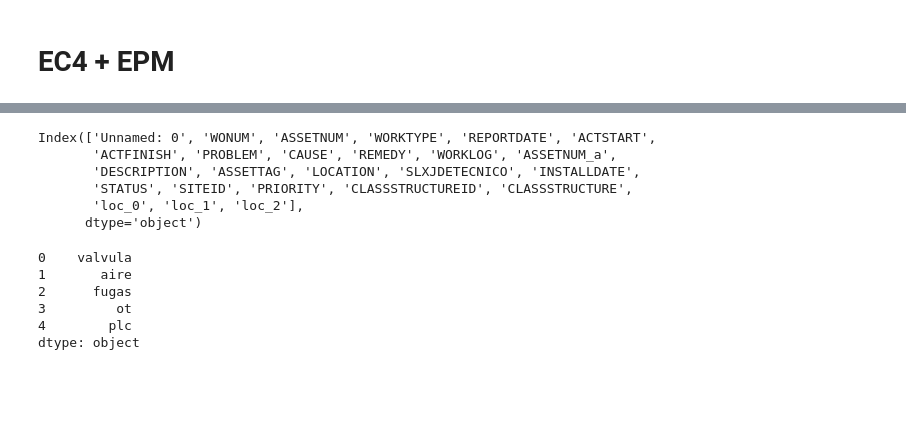
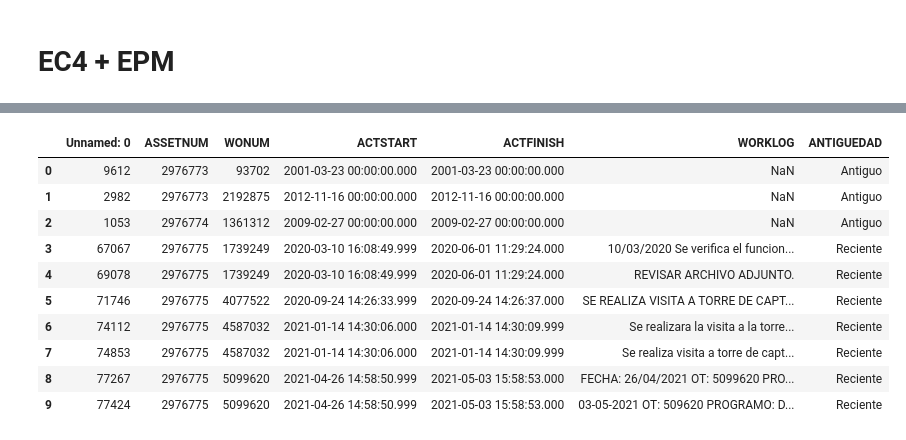
Before and after one commit to juanseleon1/DS4-Team74, a Jupyter notebook: PythonFiles/Santiago.ipynb, the cells around one changed output, grey strips where cells are left out. Cells and saved outputs as stored; diff of their text form; code cells hidden in the pictures; blank space fills up the shorter version.

```diff
--- a/PythonFiles/Santiago.ipynb
+++ b/PythonFiles/Santiago.ipynb
@@ -894,12 +780,0 @@ l
-# %%
-activos_recientes['loc_0'] = l['l_0']
-activos_recientes['loc_1'] = l['l_1']
-activos_recientes['loc_2'] = l['l_2']
-activos_recientes.columns
-# %% [output]
-Index(['Unnamed: 0', 'WONUM', 'ASSETNUM', 'WORKTYPE', 'REPORTDATE', 'ACTSTART',
-       'ACTFINISH', 'PROBLEM', 'CAUSE', 'REMEDY', 'WORKLOG', 'ASSETNUM_a',
-       'DESCRIPTION', 'ASSETTAG', 'LOCATION', 'SLXJDETECNICO', 'INSTALLDATE',
-       'STATUS', 'SITEID', 'PRIORITY', 'CLASSSTRUCTUREID', 'CLASSSTRUCTURE',
-       'loc_0', 'loc_1', 'loc_2'],
-      dtype='object')
@@ -925,10 +781,15 @@ def top_n_words(text, stopwords, n):
-# %%
-texto = activos_recientes.iloc[10]['WORKLOG'].lower()
-top_n_words(texto, stopwords.words('spanish'), 5)
-# %% [output]
-0    valvula
-1       aire
-2      fugas
-3         ot
-4        plc
-dtype: object
+# %%
+consolidado.WORKLOG = consolidado.WORKLOG.str.replace('[*+]', '', regex=True)
+consolidado.head(10)
+# %% [output]
+|  | Unnamed: 0 | ASSETNUM | WONUM | ACTSTART | ACTFINISH | WORKLOG | ANTIGUEDAD |
+| 0 | 9612 | 2976773 | 93702 | 2001-03-23 00:00:00.000 | 2001-03-23 00:00:00.000 | NaN | Antiguo |
+| 1 | 2982 | 2976773 | 2192875 | 2012-11-16 00:00:00.000 | 2012-11-16 00:00:00.000 | NaN | Antiguo |
+| 2 | 1053 | 2976774 | 1361312 | 2009-02-27 00:00:00.000 | 2009-02-27 00:00:00.000 | NaN | Antiguo |
+| 3 | 67067 | 2976775 | 1739249 | 2020-03-10 16:08:49.999 | 2020-06-01 11:29:24.000 | 10/03/2020 Se verifica el funcion... | Reciente |
+| 4 | 69078 | 2976775 | 1739249 | 2020-03-10 16:08:49.999 | 2020-06-01 11:29:24.000 | REVISAR ARCHIVO ADJUNTO. | Reciente |
+| 5 | 71746 | 2976775 | 4077522 | 2020-09-24 14:26:33.999 | 2020-09-24 14:26:37.000 | SE REALIZA VISITA A TORRE DE CAPT... | Reciente |
+| 6 | 74112 | 2976775 | 4587032 | 2021-01-14 14:30:06.000 | 2021-01-14 14:30:09.999 | Se realizara la visita a la torre... | Reciente |
+| 7 | 74853 | 2976775 | 4587032 | 2021-01-14 14:30:06.000 | 2021-01-14 14:30:09.999 | Se realiza visita a torre de capt... | Reciente |
+| 8 | 77267 | 2976775 | 5099620 | 2021-04-26 14:58:50.999 | 2021-05-03 15:58:53.000 | FECHA: 26/04/2021 OT: 5099620 PRO... | Reciente |
+| 9 | 77424 | 2976775 | 5099620 | 2021-04-26 14:58:50.999 | 2021-05-03 15:58:53.000 | 03-05-2021 OT: 509620 PROGRAMO: D... | Reciente |
```
Also changed, not shown: parts of 23 cells of this notebook.
